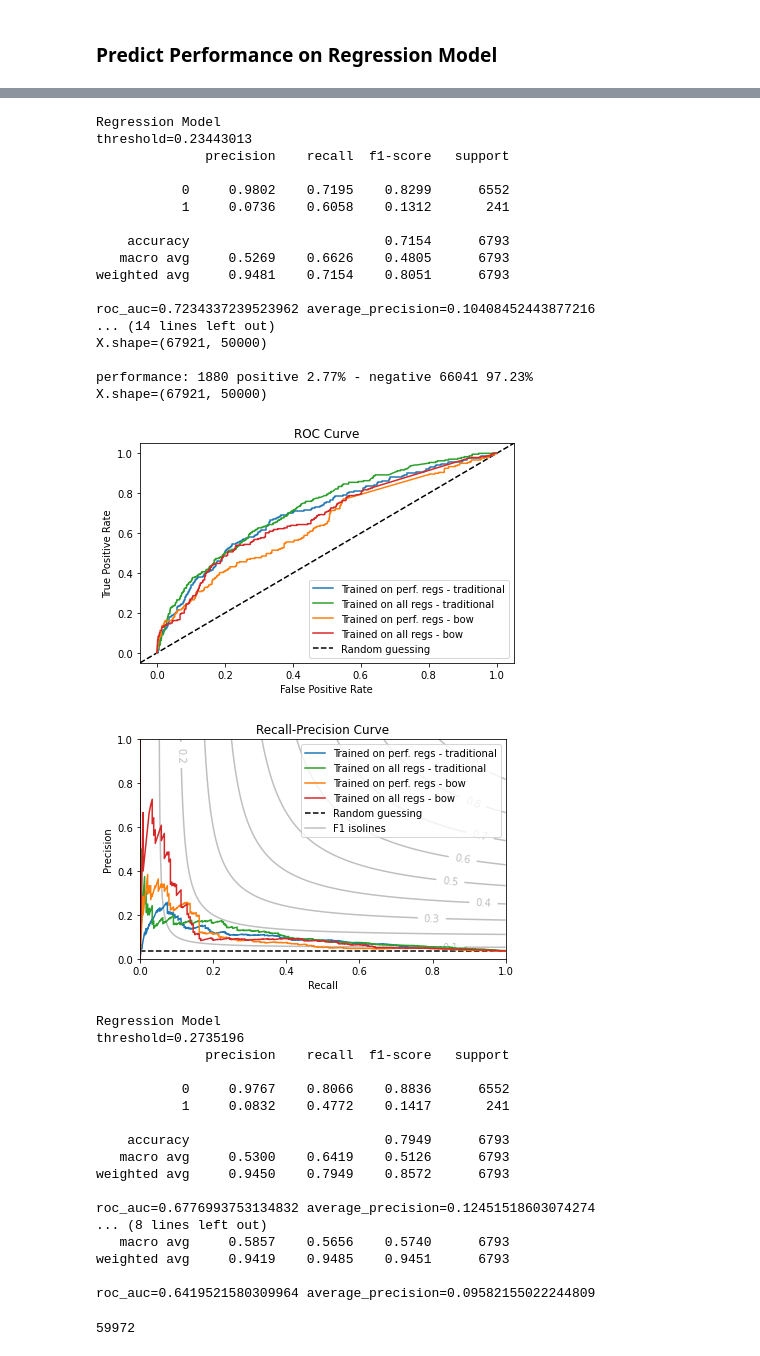
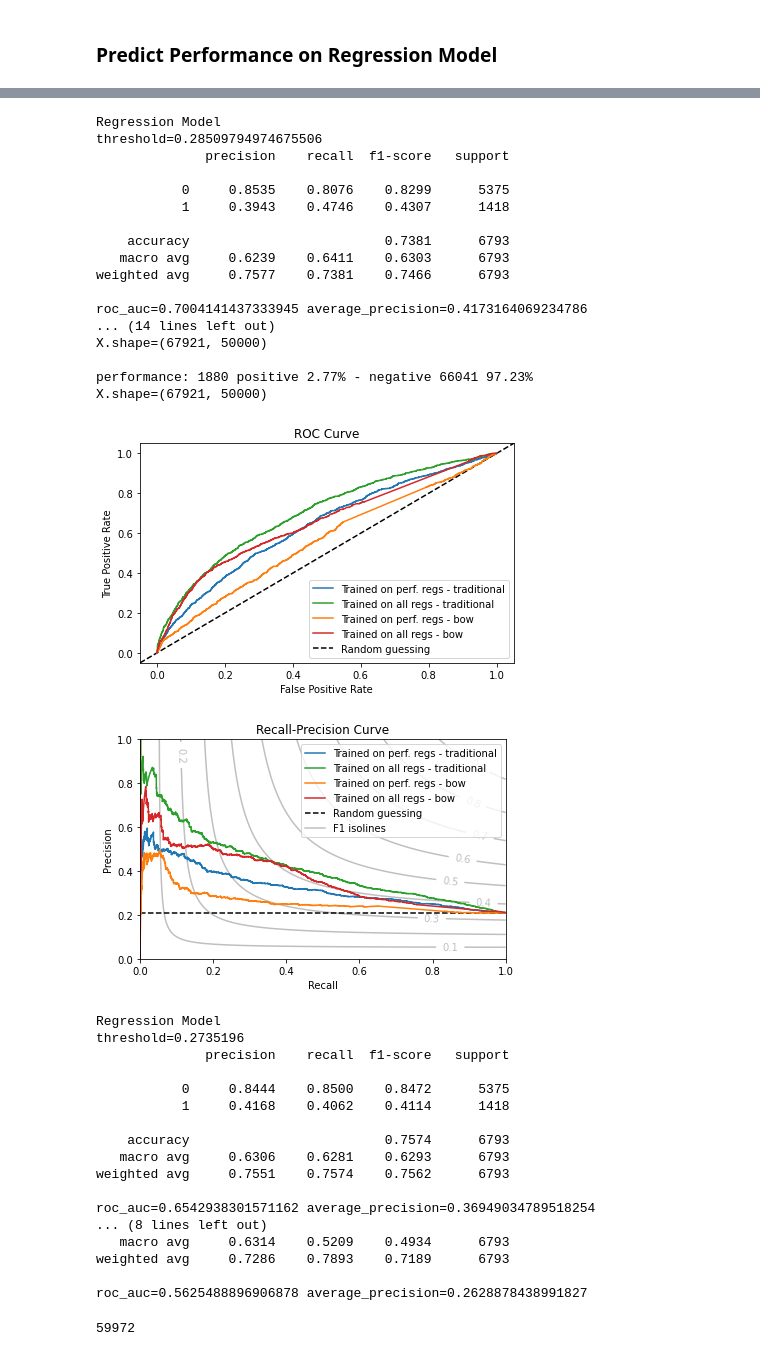
Before and after one commit to markus7800/firefox-performance-regressions, a Jupyter notebook: experiments/Features_And_Performance_Versus_Regression.ipynb, the cells around one changed output, grey strips where cells are left out. Drawn from its saved outputs; the diff is of its cells as text; code cells hidden in the pictures.

```diff
--- a/experiments/Features_And_Performance_Versus_Regression.ipynb
+++ b/experiments/Features_And_Performance_Versus_Regression.ipynb
@@ -20,8 +20,8 @@ def print_classification_report_at_threshold(clf, X, y, threshold):
     average_precision = metrics.average_precision_score(y, y_score)
     print(f'{roc_auc=} {average_precision=}')
 # %%
-def fit_best_model(model, data, feature_type, target, scoring, X_train, y_train):
-    pipeline, best_params, best_result = get_pipeline(data, feature_type, target, scoring, model)
+def fit_best_model(output_dir, model, data, feature_type, target, scoring, X_train, y_train):
+    pipeline, best_params, best_result = get_pipeline(output_dir, data, feature_type, target, scoring, model)
     pipeline.fit(X_train, y_train)
     return pipeline
 # %%
@@ -146,22 +146,26 @@ _ = plot_roc_auc_rec_prec_for_all_models(target, data, feature_type, scoring,
     [('Trained on performance regressions', perf_pipeline), ('Trained on all reggressions', reg_pipeline)],
     X_train, X_test, y_train, y_test, save=False, figsize=(6,4), ylim=[0,1.])
 # %%
+data = 'bugbug_buglevel'
+scoring = 'average_precision'
 feature_type = 'traditional'
-kind = 'reg_on_perf' #reg_on_perf, perf_on_reg
+kind = 'perf_on_reg' #reg_on_perf, perf_on_reg
+output_dir = 'experiments/results_FS'
+drop_columns = True
 print(feature_type)
 
-X, y, features = data_map[feature_type][data]('regression')
+X, y, features = data_map[feature_type][data]('regression', drop_columns)
 
 X_train, X_test, y_train, y_test = train_test_split(X, y, test_size=0.1, shuffle=False)
 
-reg_model = 'xgb'
-reg_pipeline = fit_best_model(reg_model, data, feature_type, 'regression', scoring, X_train, y_train)
+reg_model = 'rf'
+reg_pipeline = fit_best_model(output_dir, reg_model, data, feature_type, 'regression', scoring, X_train, y_train)
 
-X_perf, y_perf, features = data_map[feature_type][data]('performance')
+X_perf, y_perf, features = data_map[feature_type][data]('performance', drop_columns)
 X_perf_train, X_perf_test, y_perf_train, y_perf_test = train_test_split(X_perf, y_perf, test_size=0.1, shuffle=False)
 
 perf_model = 'lr' # best performance model
-perf_pipeline = fit_best_model(perf_model, data, feature_type, 'performance', scoring, X_perf_train, y_perf_train)
+perf_pipeline = fit_best_model(output_dir, perf_model, data, feature_type, 'performance', scoring, X_perf_train, y_perf_train)
 
 if kind == 'reg_on_perf':
     y_ = y_perf_test
@@ -193,20 +197,20 @@ X, y, features = data_map[feature_type][data]('regression')
 X_train, X_test, y_train, y_test = train_test_split(X, y, test_size=0.1, shuffle=False)
 
 reg_model = 'xgb'
-reg_pipeline = fit_best_model(reg_model, data, feature_type, 'regression', scoring, X_train, y_train)
+reg_pipeline = fit_best_model(output_dir, reg_model, data, feature_type, 'regression', scoring, X_train, y_train)
 
 X_perf, y_perf, features = data_map[feature_type][data]('performance')
 X_perf_train, X_perf_test, y_perf_train, y_perf_test = train_test_split(X_perf, y_perf, test_size=0.1, shuffle=False)
 
 perf_model = 'lr' # best performance model
-perf_pipeline = fit_best_model(perf_model, data, feature_type, 'performance', scoring, X_perf_train, y_perf_train)
+perf_pipeline = fit_best_model(output_dir, perf_model, data, feature_type, 'performance', scoring, X_perf_train, y_perf_train)
 
 _ = plot_roc_auc_rec_prec_for_all_models('', data, feature_type, scoring,
     [('Trained on perf. regs - bow', perf_pipeline), ('Trained on all regs - bow', reg_pipeline)],
     X_train, X_test, y_train, y_, figsize=(6,4), ylim=[0,1.],
     colors=['tab:orange','tab:red'], linestyles=['solid', 'solid'],
     roc_fig=roc_fig, roc_ax=roc_ax, pr_fig=pr_fig, pr_ax=pr_ax,
-    save=True, path=f'experiments/plots_perf_vs_reg/{kind}')
+    save=True, path=os.path.join(output_dir, f'plots_perf_vs_reg/{kind}'))
 
 plt.show()
 
@@ -228,40 +233,40 @@ X.shape=(67921, 302)
 invalid value encountered in true_divide
 Regression Model
-threshold=0.23443013
+threshold=0.28509794974675506
               precision    recall  f1-score   support
 
-           0     0.9802    0.7195    0.8299      6552
-           1     0.0736    0.6058    0.1312       241
+           0     0.8535    0.8076    0.8299      5375
+           1     0.3943    0.4746    0.4307      1418
 
-    accuracy                         0.7154      6793
-   macro avg     0.5269    0.6626    0.4805      6793
-weighted avg     0.9481    0.7154    0.8051      6793
+    accuracy                         0.7381      6793
+   macro avg     0.6239    0.6411    0.6303      6793
+weighted avg     0.7577    0.7381    0.7466      6793
 
-roc_auc=0.7234337239523962 average_precision=0.10408452443877216
+roc_auc=0.7004141437333945 average_precision=0.4173164069234786
 ... (14 lines left out)
 X.shape=(67921, 50000)
 
 performance: 1880 positive 2.77% - negative 66041 97.23%
 X.shape=(67921, 50000)
-[figure, old version]
+[figure, new version]
-[figure, old version]
+[figure, new version]
 Regression Model
 threshold=0.2735196
               precision    recall  f1-score   support
 
-           0     0.9767    0.8066    0.8836      6552
-           1     0.0832    0.4772    0.1417       241
+           0     0.8444    0.8500    0.8472      5375
+           1     0.4168    0.4062    0.4114      1418
 
-    accuracy                         0.7949      6793
-   macro avg     0.5300    0.6419    0.5126      6793
-weighted avg     0.9450    0.7949    0.8572      6793
+    accuracy                         0.7574      6793
+   macro avg     0.6306    0.6281    0.6293      6793
+weighted avg     0.7551    0.7574    0.7562      6793
 
-roc_auc=0.6776993753134832 average_precision=0.12451518603074274
+roc_auc=0.6542938301571162 average_precision=0.36949034789518254
 ... (8 lines left out)
-   macro avg     0.5857    0.5656    0.5740      6793
-weighted avg     0.9419    0.9485    0.9451      6793
+   macro avg     0.6314    0.5209    0.4934      6793
+weighted avg     0.7286    0.7893    0.7189      6793
 
-roc_auc=0.6419521580309964 average_precision=0.09582155022244809
+roc_auc=0.5625488896906878 average_precision=0.2628878438991827
 # %%
 vocabulary = {}
 for i, f in enumerate(features):
```
Also changed, not shown: parts of 1 cell of this notebook, 3 other files.
